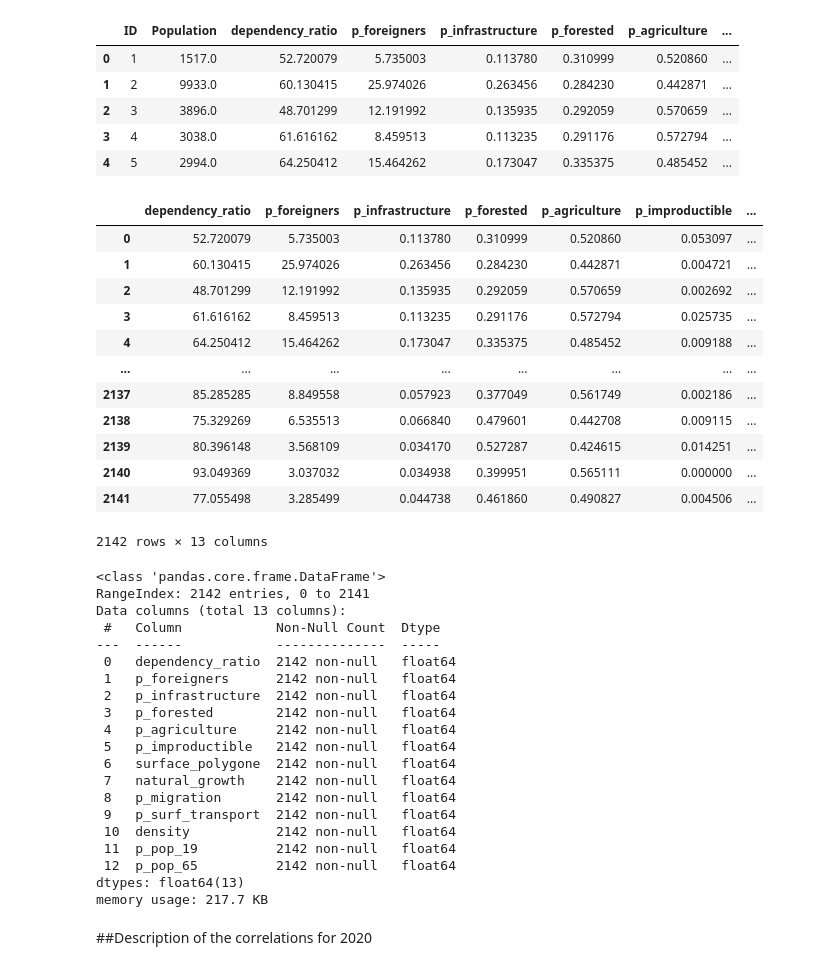
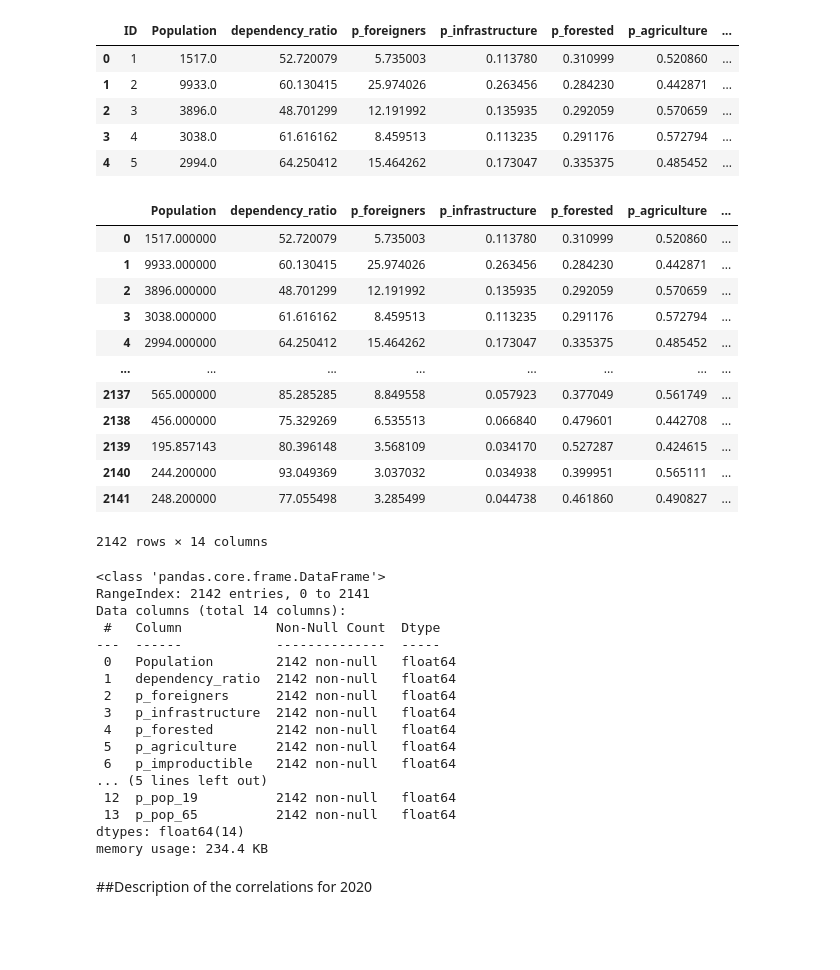
Before and after one commit to axellebersier/Urban_data_mining, a Jupyter notebook: Data_description_2000.ipynb, the cells around one changed output. Cells and saved outputs as stored; diff of their text form; code cells hidden in the pictures; blank space fills up the shorter version.

```diff
--- a/Data_description_2000.ipynb
+++ b/Data_description_2000.ipynb
@@ -107,23 +107,24 @@ df_2020.head()
 | 3 | 4 | 3038.0 | 61.616162 | 8.459513 | 0.113235 | 0.291176 | 0.572794 | ... |
 | 4 | 5 | 2994.0 | 64.250412 | 15.464262 | 0.173047 | 0.335375 | 0.485452 | ... |
 # %%
-df_2020 =  df_2020.iloc[:,2:]
+df_ID =  df_2020.iloc[:,0]
+df_2020 =  df_2020.iloc[:,1:]
 #df_2020.drop('p_culture_institution', axis=1, inplace=True)
 df_2020
 # %% [output]
-|  | dependency_ratio | p_foreigners | p_infrastructure | p_forested | p_agriculture | p_improductible | ... |
-| 0 | 52.720079 | 5.735003 | 0.113780 | 0.310999 | 0.520860 | 0.053097 | ... |
-| 1 | 60.130415 | 25.974026 | 0.263456 | 0.284230 | 0.442871 | 0.004721 | ... |
-| 2 | 48.701299 | 12.191992 | 0.135935 | 0.292059 | 0.570659 | 0.002692 | ... |
-| 3 | 61.616162 | 8.459513 | 0.113235 | 0.291176 | 0.572794 | 0.025735 | ... |
-| 4 | 64.250412 | 15.464262 | 0.173047 | 0.335375 | 0.485452 | 0.009188 | ... |
+|  | Population | dependency_ratio | p_foreigners | p_infrastructure | p_forested | p_agriculture | ... |
+| 0 | 1517.000000 | 52.720079 | 5.735003 | 0.113780 | 0.310999 | 0.520860 | ... |
+| 1 | 9933.000000 | 60.130415 | 25.974026 | 0.263456 | 0.284230 | 0.442871 | ... |
+| 2 | 3896.000000 | 48.701299 | 12.191992 | 0.135935 | 0.292059 | 0.570659 | ... |
+| 3 | 3038.000000 | 61.616162 | 8.459513 | 0.113235 | 0.291176 | 0.572794 | ... |
+| 4 | 2994.000000 | 64.250412 | 15.464262 | 0.173047 | 0.335375 | 0.485452 | ... |
 | ... | ... | ... | ... | ... | ... | ... | ... |
-| 2137 | 85.285285 | 8.849558 | 0.057923 | 0.377049 | 0.561749 | 0.002186 | ... |
-| 2138 | 75.329269 | 6.535513 | 0.066840 | 0.479601 | 0.442708 | 0.009115 | ... |
-| 2139 | 80.396148 | 3.568109 | 0.034170 | 0.527287 | 0.424615 | 0.014251 | ... |
-| 2140 | 93.049369 | 3.037032 | 0.034938 | 0.399951 | 0.565111 | 0.000000 | ... |
-| 2141 | 77.055498 | 3.285499 | 0.044738 | 0.461860 | 0.490827 | 0.004506 | ... |
+| 2137 | 565.000000 | 85.285285 | 8.849558 | 0.057923 | 0.377049 | 0.561749 | ... |
+| 2138 | 456.000000 | 75.329269 | 6.535513 | 0.066840 | 0.479601 | 0.442708 | ... |
+| 2139 | 195.857143 | 80.396148 | 3.568109 | 0.034170 | 0.527287 | 0.424615 | ... |
+| 2140 | 244.200000 | 93.049369 | 3.037032 | 0.034938 | 0.399951 | 0.565111 | ... |
+| 2141 | 248.200000 | 77.055498 | 3.285499 | 0.044738 | 0.461860 | 0.490827 | ... |
-2142 rows × 13 columns
+2142 rows × 14 columns
 # %%
 df_2020 = pd.DataFrame(df_2020)
 corr_matrix_2020 = df_2020.corr()
@@ -132,24 +133,21 @@ df_2020.info()
 # %% [output]
 <class 'pandas.core.frame.DataFrame'>
 RangeIndex: 2142 entries, 0 to 2141
-Data columns (total 13 columns):
+Data columns (total 14 columns):
  #   Column            Non-Null Count  Dtype
 ---  ------            --------------  -----
- 0   dependency_ratio  2142 non-null   float64
- 1   p_foreigners      2142 non-null   float64
- 2   p_infrastructure  2142 non-null   float64
- 3   p_forested        2142 non-null   float64
- 4   p_agriculture     2142 non-null   float64
- 5   p_improductible   2142 non-null   float64
- 6   surface_polygone  2142 non-null   float64
- 7   natural_growth    2142 non-null   float64
- 8   p_migration       2142 non-null   float64
- 9   p_surf_transport  2142 non-null   float64
- 10  density           2142 non-null   float64
- 11  p_pop_19          2142 non-null   float64
- 12  p_pop_65          2142 non-null   float64
-dtypes: float64(13)
-memory usage: 217.7 KB
+ 0   Population        2142 non-null   float64
+ 1   dependency_ratio  2142 non-null   float64
+ 2   p_foreigners      2142 non-null   float64
+ 3   p_infrastructure  2142 non-null   float64
+ 4   p_forested        2142 non-null   float64
+ 5   p_agriculture     2142 non-null   float64
+ 6   p_improductible   2142 non-null   float64
+... (5 lines left out)
+ 12  p_pop_19          2142 non-null   float64
+ 13  p_pop_65          2142 non-null   float64
+dtypes: float64(14)
+memory usage: 234.4 KB
 # %% [markdown]
 ##Description of the correlations for 2020
 # %% [markdown]
```
Also changed, not shown: parts of 17 cells of this notebook.
